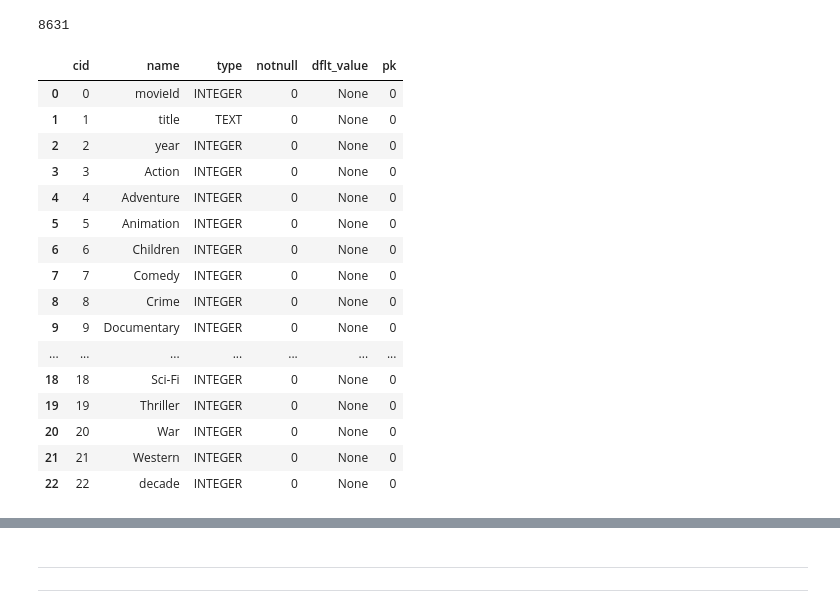
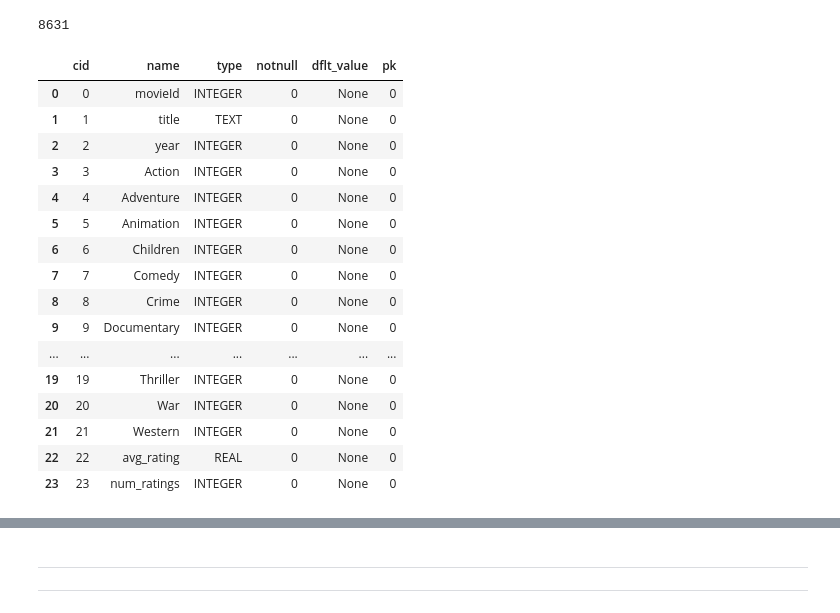
Before and after one commit to ValentinaJimenezTorres/A3_marketing, a Jupyter notebook: b_exploracion_limpieza.ipynb, the cells around one changed output, grey strips where cells are left out. Saved outputs shown, nothing was run; the diff lists cells and outputs as text; code cells hidden in the pictures.

Commit message:
se organiza archivo b_exploracion_limpieza, se crean nuevas tablas con la base de datos db_movies_c

```diff
--- a/b_exploracion_limpieza.ipynb
+++ b/b_exploracion_limpieza.ipynb
@@ -761,22 +764,22 @@ df_movies_processed.to_sql('movies_clean', con, if_exists='replace', index=False
 # %% [output]
 8631
 # %%
-pd.read_sql("PRAGMA table_info(movies_clean);", con)
+pd.read_sql("PRAGMA table_info(full_ratings);", con)
 # %% [output]
 |  | cid | name | type | notnull | dflt_value | pk |
 | 0 | 0 | movieId | INTEGER | 0 | None | 0 |
 | 1 | 1 | title | TEXT | 0 | None | 0 |
 | 2 | 2 | year | INTEGER | 0 | None | 0 |
 | 3 | 3 | Action | INTEGER | 0 | None | 0 |
 | 4 | 4 | Adventure | INTEGER | 0 | None | 0 |
 | 5 | 5 | Animation | INTEGER | 0 | None | 0 |
 | 6 | 6 | Children | INTEGER | 0 | None | 0 |
 | 7 | 7 | Comedy | INTEGER | 0 | None | 0 |
 | 8 | 8 | Crime | INTEGER | 0 | None | 0 |
 | 9 | 9 | Documentary | INTEGER | 0 | None | 0 |
 | ... | ... | ... | ... | ... | ... | ... |
-| 18 | 18 | Sci-Fi | INTEGER | 0 | None | 0 |
 | 19 | 19 | Thriller | INTEGER | 0 | None | 0 |
 | 20 | 20 | War | INTEGER | 0 | None | 0 |
 | 21 | 21 | Western | INTEGER | 0 | None | 0 |
-| 22 | 22 | decade | INTEGER | 0 | None | 0 |
+| 22 | 22 | avg_rating | REAL | 0 | None | 0 |
+| 23 | 23 | num_ratings | INTEGER | 0 | None | 0 |
```
Also changed, not shown: parts of 6 cells of this notebook, 3 other files.
